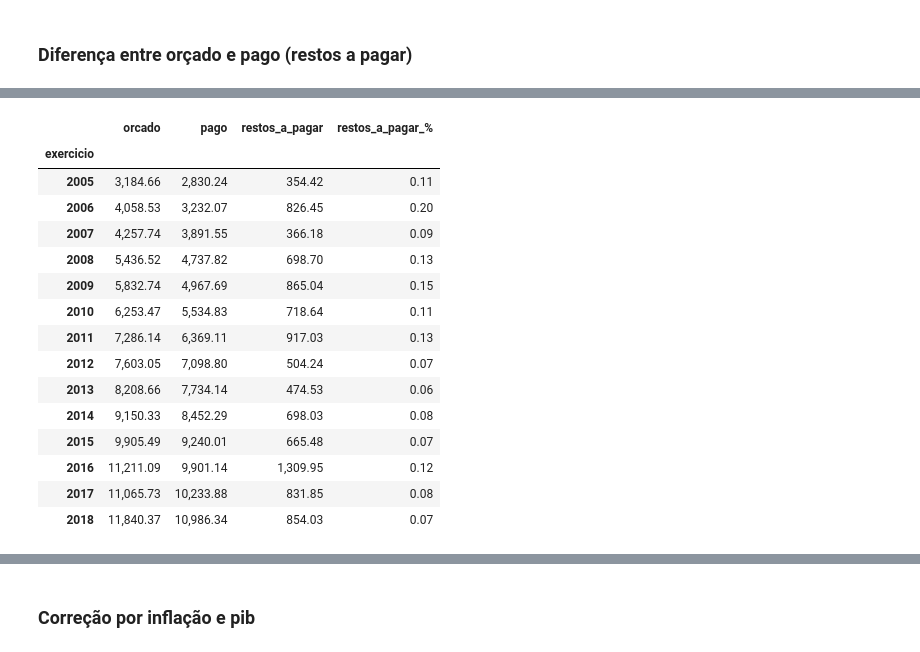
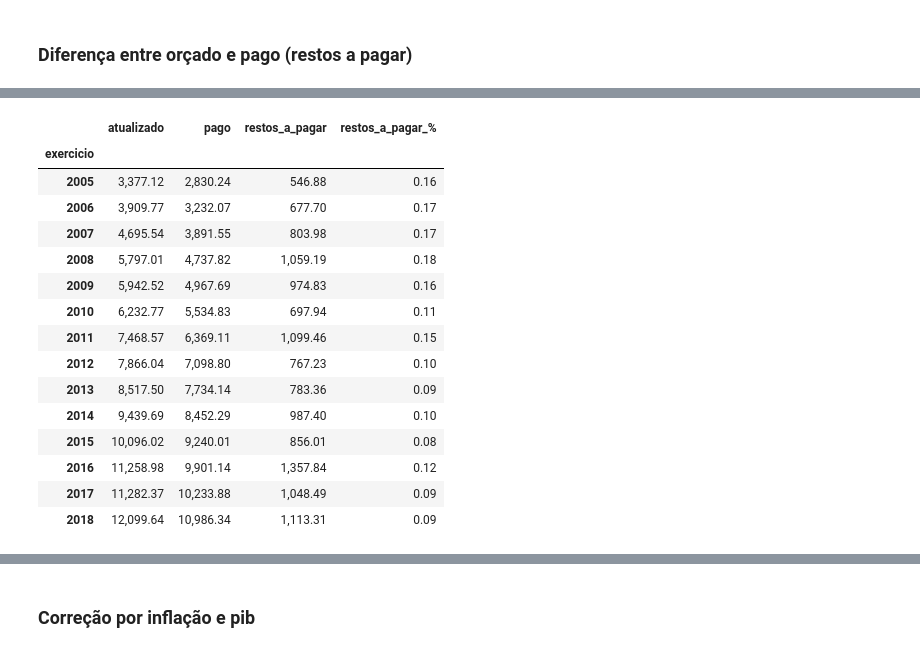
Before and after one commit to educadados/dados, a Jupyter notebook: notebooks/eda_dotacao.ipynb, the cells around one changed output, grey strips where cells are left out. Drawn from its saved outputs; the diff is of its cells as text; code cells hidden in the pictures.

```diff
--- a/notebooks/eda_dotacao.ipynb
+++ b/notebooks/eda_dotacao.ipynb
@@ -200,27 +317,27 @@ hv.NdOverlay(ds.to(hv.Curve, 'exercicio', 'orcado'), group='Despesa por conta')
 # %%
 # dataframe com dados ano a ano, excluindo ano de 2019
-df2 = df[df.desc_funcao=='Educação'].groupby('exercicio')['orcado', 'pago'].sum()\
+df2 = df[df.desc_funcao=='Educação'].groupby('exercicio')['atualizado', 'pago'].sum()\
     .sort_values('exercicio', ascending=True)[:-1]
 # calculando coluna das diferencas
-df2['restos_a_pagar'] = df2['orcado'] - df2['pago']
-df2['restos_a_pagar_%'] = df2['restos_a_pagar'] / df2['orcado']
+df2['restos_a_pagar'] = df2['atualizado'] - df2['pago']
+df2['restos_a_pagar_%'] = df2['restos_a_pagar'] / df2['atualizado']
 df2
 # %% [output]
-|  | orcado | pago | restos_a_pagar | restos_a_pagar_% |
+|  | atualizado | pago | restos_a_pagar | restos_a_pagar_% |
 | exercicio |  |  |  |  |
-| 2005 | 3,184.66 | 2,830.24 | 354.42 | 0.11 |
-| 2006 | 4,058.53 | 3,232.07 | 826.45 | 0.20 |
-| 2007 | 4,257.74 | 3,891.55 | 366.18 | 0.09 |
-| 2008 | 5,436.52 | 4,737.82 | 698.70 | 0.13 |
-| 2009 | 5,832.74 | 4,967.69 | 865.04 | 0.15 |
-| 2010 | 6,253.47 | 5,534.83 | 718.64 | 0.11 |
-| 2011 | 7,286.14 | 6,369.11 | 917.03 | 0.13 |
-| 2012 | 7,603.05 | 7,098.80 | 504.24 | 0.07 |
-| 2013 | 8,208.66 | 7,734.14 | 474.53 | 0.06 |
-| 2014 | 9,150.33 | 8,452.29 | 698.03 | 0.08 |
-| 2015 | 9,905.49 | 9,240.01 | 665.48 | 0.07 |
-| 2016 | 11,211.09 | 9,901.14 | 1,309.95 | 0.12 |
-| 2017 | 11,065.73 | 10,233.88 | 831.85 | 0.08 |
-| 2018 | 11,840.37 | 10,986.34 | 854.03 | 0.07 |
+| 2005 | 3,377.12 | 2,830.24 | 546.88 | 0.16 |
+| 2006 | 3,909.77 | 3,232.07 | 677.70 | 0.17 |
+| 2007 | 4,695.54 | 3,891.55 | 803.98 | 0.17 |
+| 2008 | 5,797.01 | 4,737.82 | 1,059.19 | 0.18 |
+| 2009 | 5,942.52 | 4,967.69 | 974.83 | 0.16 |
+| 2010 | 6,232.77 | 5,534.83 | 697.94 | 0.11 |
+| 2011 | 7,468.57 | 6,369.11 | 1,099.46 | 0.15 |
+| 2012 | 7,866.04 | 7,098.80 | 767.23 | 0.10 |
+| 2013 | 8,517.50 | 7,734.14 | 783.36 | 0.09 |
+| 2014 | 9,439.69 | 8,452.29 | 987.40 | 0.10 |
+| 2015 | 10,096.02 | 9,240.01 | 856.01 | 0.08 |
+| 2016 | 11,258.98 | 9,901.14 | 1,357.84 | 0.12 |
+| 2017 | 11,282.37 | 10,233.88 | 1,048.49 | 0.09 |
+| 2018 | 12,099.64 | 10,986.34 | 1,113.31 | 0.09 |
 # %%
 hv.Overlay([
```
Also changed, not shown: parts of 15 cells of this notebook.
